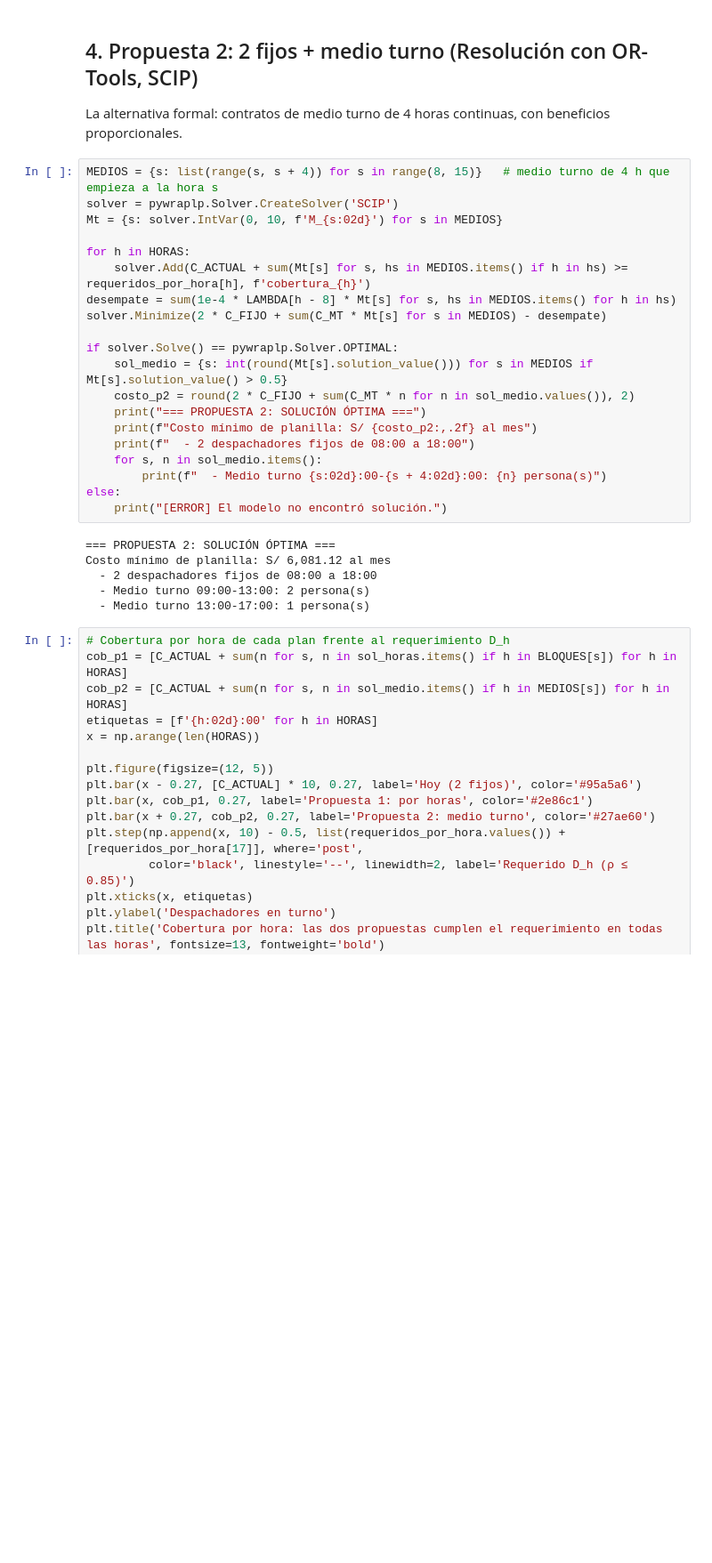
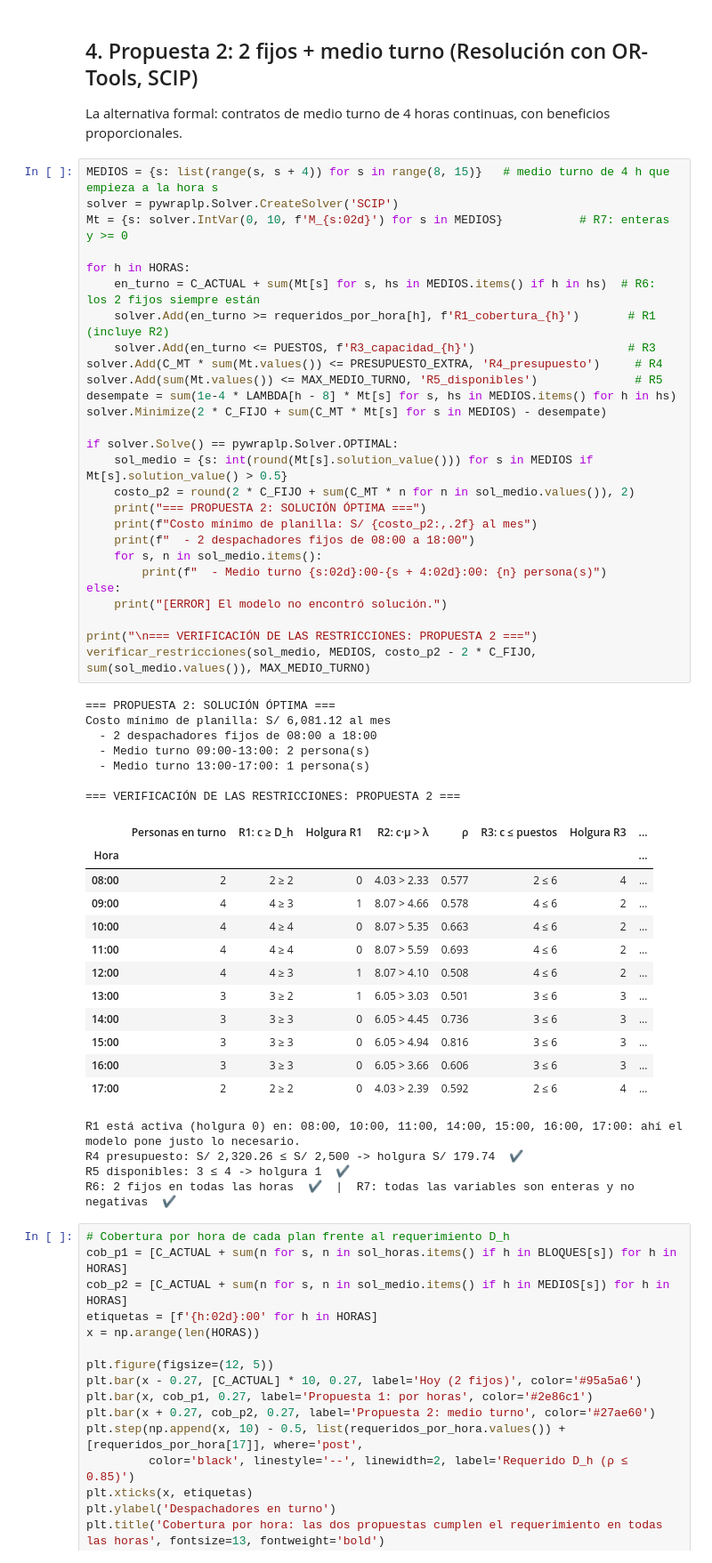
Before and after one commit to Efustion23/denlu-simulacion, a Jupyter notebook: Simulacion/Denlu.ipynb, the cells around one changed output. Shown at 89% size. Drawn from its saved outputs; the diff is of its cells as text; blank space fills up the shorter version.

```diff
--- a/Simulacion/Denlu.ipynb
+++ b/Simulacion/Denlu.ipynb
@@ -530,29 +639,54 @@ La alternativa formal: contratos de medio turno de 4 horas continuas, con benefi
 # %%
 MEDIOS = {s: list(range(s, s + 4)) for s in range(8, 15)}   # medio turno de 4 h que empieza a la hora s
 solver = pywraplp.Solver.CreateSolver('SCIP')
-Mt = {s: solver.IntVar(0, 10, f'M_{s:02d}') for s in MEDIOS}
+Mt = {s: solver.IntVar(0, 10, f'M_{s:02d}') for s in MEDIOS}           # R7: enteras y >= 0
 
 for h in HORAS:
-    solver.Add(C_ACTUAL + sum(Mt[s] for s, hs in MEDIOS.items() if h in hs) >= requeridos_por_hora[h], f'cobertura_{h}')
+    en_turno = C_ACTUAL + sum(Mt[s] for s, hs in MEDIOS.items() if h in hs)  # R6: los 2 fijos siempre están
+    solver.Add(en_turno >= requeridos_por_hora[h], f'R1_cobertura_{h}')       # R1 (incluye R2)
+    solver.Add(en_turno <= PUESTOS, f'R3_capacidad_{h}')                      # R3
+solver.Add(C_MT * sum(Mt.values()) <= PRESUPUESTO_EXTRA, 'R4_presupuesto')     # R4
+solver.Add(sum(Mt.values()) <= MAX_MEDIO_TURNO, 'R5_disponibles')              # R5
 desempate = sum(1e-4 * LAMBDA[h - 8] * Mt[s] for s, hs in MEDIOS.items() for h in hs)
 solver.Minimize(2 * C_FIJO + sum(C_MT * Mt[s] for s in MEDIOS) - desempate)
 
 if solver.Solve() == pywraplp.Solver.OPTIMAL:
     sol_medio = {s: int(round(Mt[s].solution_value())) for s in MEDIOS if Mt[s].solution_value() > 0.5}
     costo_p2 = round(2 * C_FIJO + sum(C_MT * n for n in sol_medio.values()), 2)
     print("=== PROPUESTA 2: SOLUCIÓN ÓPTIMA ===")
     print(f"Costo mínimo de planilla: S/ {costo_p2:,.2f} al mes")
     print(f"  - 2 despachadores fijos de 08:00 a 18:00")
     for s, n in sol_medio.items():
         print(f"  - Medio turno {s:02d}:00-{s + 4:02d}:00: {n} persona(s)")
 else:
     print("[ERROR] El modelo no encontró solución.")
+
+print("\n=== VERIFICACIÓN DE LAS RESTRICCIONES: PROPUESTA 2 ===")
+verificar_restricciones(sol_medio, MEDIOS, costo_p2 - 2 * C_FIJO, sum(sol_medio.values()), MAX_MEDIO_TURNO)
 # %% [output]
 === PROPUESTA 2: SOLUCIÓN ÓPTIMA ===
 Costo mínimo de planilla: S/ 6,081.12 al mes
   - 2 despachadores fijos de 08:00 a 18:00
   - Medio turno 09:00-13:00: 2 persona(s)
   - Medio turno 13:00-17:00: 1 persona(s)
+
+=== VERIFICACIÓN DE LAS RESTRICCIONES: PROPUESTA 2 ===
+|  | Personas en turno | R1: c ≥ D_h | Holgura R1 | R2: c·μ > λ | ρ | R3: c ≤ puestos | Holgura R3 | ... |
+| Hora |  |  |  |  |  |  |  | ... |
+| 08:00 | 2 | 2 ≥ 2 | 0 | 4.03 > 2.33 | 0.577 | 2 ≤ 6 | 4 | ... |
+| 09:00 | 4 | 4 ≥ 3 | 1 | 8.07 > 4.66 | 0.578 | 4 ≤ 6 | 2 | ... |
+| 10:00 | 4 | 4 ≥ 4 | 0 | 8.07 > 5.35 | 0.663 | 4 ≤ 6 | 2 | ... |
+| 11:00 | 4 | 4 ≥ 4 | 0 | 8.07 > 5.59 | 0.693 | 4 ≤ 6 | 2 | ... |
+| 12:00 | 4 | 4 ≥ 3 | 1 | 8.07 > 4.10 | 0.508 | 4 ≤ 6 | 2 | ... |
+| 13:00 | 3 | 3 ≥ 2 | 1 | 6.05 > 3.03 | 0.501 | 3 ≤ 6 | 3 | ... |
+| 14:00 | 3 | 3 ≥ 3 | 0 | 6.05 > 4.45 | 0.736 | 3 ≤ 6 | 3 | ... |
+| 15:00 | 3 | 3 ≥ 3 | 0 | 6.05 > 4.94 | 0.816 | 3 ≤ 6 | 3 | ... |
+| 16:00 | 3 | 3 ≥ 3 | 0 | 6.05 > 3.66 | 0.606 | 3 ≤ 6 | 3 | ... |
+| 17:00 | 2 | 2 ≥ 2 | 0 | 4.03 > 2.39 | 0.592 | 2 ≤ 6 | 4 | ... |
+R1 está activa (holgura 0) en: 08:00, 10:00, 11:00, 14:00, 15:00, 16:00, 17:00: ahí el modelo pone justo lo necesario.
+R4 presupuesto: S/ 2,320.26 ≤ S/ 2,500 -> holgura S/ 179.74  ✔
+R5 disponibles: 3 ≤ 4 -> holgura 1  ✔
+R6: 2 fijos en todas las horas  ✔  |  R7: todas las variables son enteras y no negativas  ✔
 # %%
 # Cobertura por hora de cada plan frente al requerimiento D_h
 cob_p1 = [C_ACTUAL + sum(n for s, n in sol_horas.items() if h in BLOQUES[s]) for h in HORAS]
```
Also changed, not shown: parts of 3 cells of this notebook.
